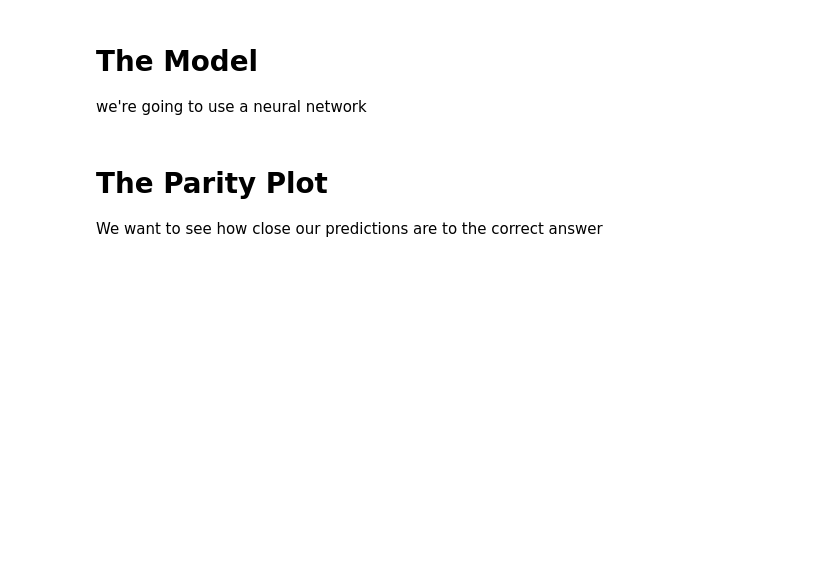
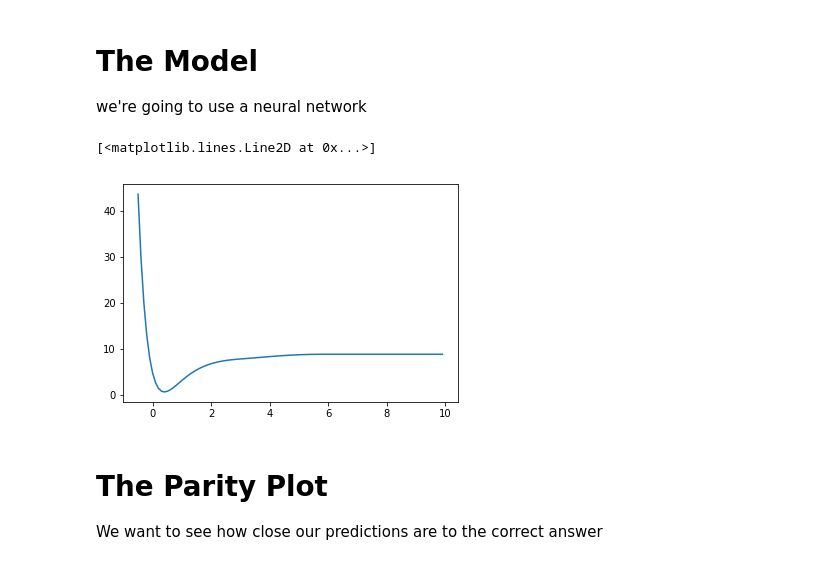
Before and after one commit to medford-group/bdqm-vip, a Jupyter notebook: lectures/06_Training_Neural_Networks.ipynb, the cells around one changed output. Drawn from its saved outputs; the diff is of its cells as text; code cells hidden in the pictures; blank space fills up the shorter version.

```diff
--- a/lectures/06_Training_Neural_Networks.ipynb
+++ b/lectures/06_Training_Neural_Networks.ipynb
@@ -97,18 +138,21 @@ calc.train(images=list_of_atoms)
 # %%
 calc = Amp.load('calc.amp')
 atoms = molecule('CO')
 atoms.set_calculator(calc)
 
-distances = np.arange(-0.5,20,0.1)
+distances = np.arange(-0.5,10,0.1)
 NN_potential_energies = []
 
 
 for distance in distances:
     atoms[0].position = [0,0,distance]
     PE = atoms.get_potential_energy()
     NN_potential_energies.append(PE)
 
 plt.plot(distances, NN_potential_energies,'-')
+# %% [output]
+[<matplotlib.lines.Line2D at 0x...>]
+[figure, added]
 # %% [markdown]
 # The Parity Plot
 
```
Also changed, not shown: parts of 6 cells of this notebook, 1 other file.
